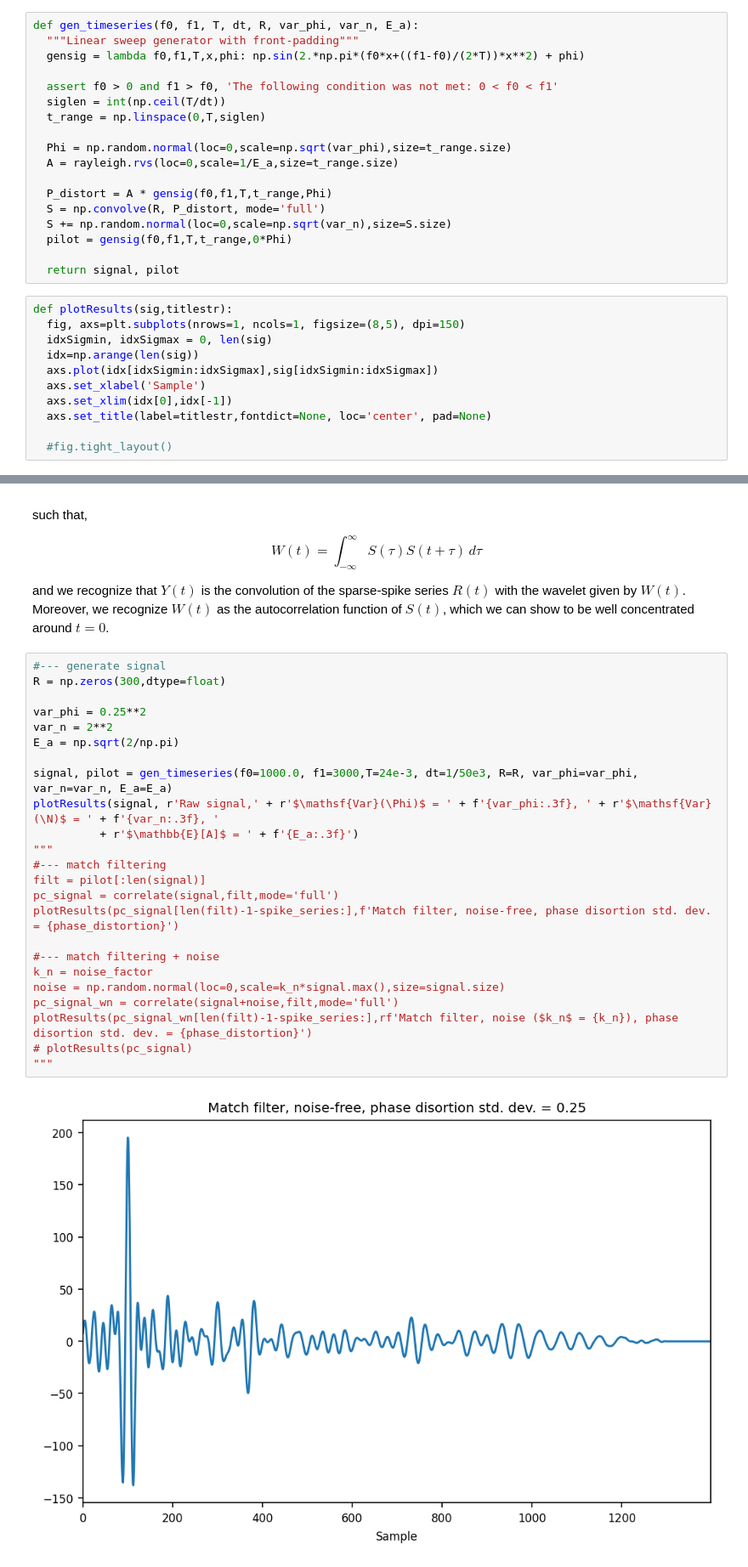
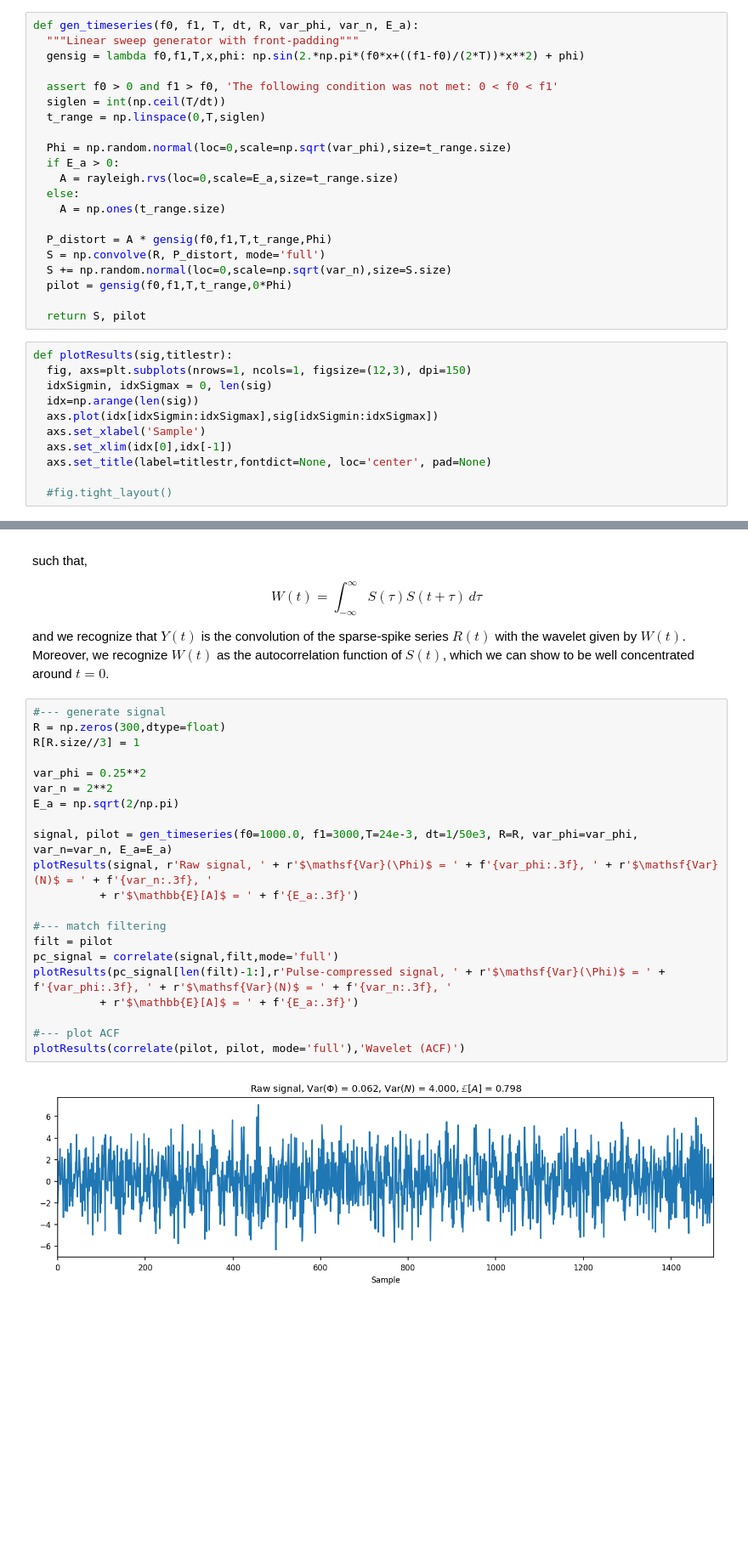
Before and after one commit to adamgogacz/time-series-processing, a Jupyter notebook: pulse_compression.ipynb, the cells around one changed output, grey strips where cells are left out. Shown: that part at 85% size. Drawn from its saved outputs; the diff is of its cells as text; blank space fills up the shorter version.

Commit message:
Pulse compression in the presence of additive noise, phase and amplitude chirp distortions.

```diff
--- a/pulse_compression.ipynb
+++ b/pulse_compression.ipynb
@@ -57,17 +57,20 @@ def gen_timeseries(f0, f1, T, dt, R, var_phi, var_n, E_a):
   t_range = np.linspace(0,T,siglen)
 
   Phi = np.random.normal(loc=0,scale=np.sqrt(var_phi),size=t_range.size)
-  A = rayleigh.rvs(loc=0,scale=1/E_a,size=t_range.size)
+  if E_a > 0:
+    A = rayleigh.rvs(loc=0,scale=E_a,size=t_range.size)
+  else:
+    A = np.ones(t_range.size)
 
   P_distort = A * gensig(f0,f1,T,t_range,Phi)
   S = np.convolve(R, P_distort, mode='full')
   S += np.random.normal(loc=0,scale=np.sqrt(var_n),size=S.size)
   pilot = gensig(f0,f1,T,t_range,0*Phi)
 
-  return signal, pilot
+  return S, pilot
 # %%
 def plotResults(sig,titlestr):
-  fig, axs=plt.subplots(nrows=1, ncols=1, figsize=(8,5), dpi=150)
+  fig, axs=plt.subplots(nrows=1, ncols=1, figsize=(12,3), dpi=150)
   idxSigmin, idxSigmax = 0, len(sig)
   idx=np.arange(len(sig))
   axs.plot(idx[idxSigmin:idxSigmax],sig[idxSigmin:idxSigmax])
@@ -110,26 +113,23 @@ and we recognize that $Y(t)$ is the convolution of the sparse-spike series $R(t)
 # %%
 #--- generate signal
 R = np.zeros(300,dtype=float)
+R[R.size//3] = 1
 
 var_phi = 0.25**2
 var_n = 2**2
 E_a = np.sqrt(2/np.pi)
 
 signal, pilot = gen_timeseries(f0=1000.0, f1=3000,T=24e-3, dt=1/50e3, R=R, var_phi=var_phi, var_n=var_n, E_a=E_a)
-plotResults(signal, r'Raw signal,' + r'$\mathsf{Var}(\Phi)$ = ' + f'{var_phi:.3f}, ' + r'$\mathsf{Var}(\N)$ = ' + f'{var_n:.3f}, '
+plotResults(signal, r'Raw signal, ' + r'$\mathsf{Var}(\Phi)$ = ' + f'{var_phi:.3f}, ' + r'$\mathsf{Var}(N)$ = ' + f'{var_n:.3f}, '
           + r'$\mathbb{E}[A]$ = ' + f'{E_a:.3f}')
-"""
+
 #--- match filtering
-filt = pilot[:len(signal)]
+filt = pilot
 pc_signal = correlate(signal,filt,mode='full')
-plotResults(pc_signal[len(filt)-1-spike_series:],f'Match filter, noise-free, phase disortion std. dev. = {phase_distortion}')
+plotResults(pc_signal[len(filt)-1:],r'Pulse-compressed signal, ' + r'$\mathsf{Var}(\Phi)$ = ' + f'{var_phi:.3f}, ' + r'$\mathsf{Var}(N)$ = ' + f'{var_n:.3f}, '
+          + r'$\mathbb{E}[A]$ = ' + f'{E_a:.3f}')
 
-#--- match filtering + noise
-k_n = noise_factor
-noise = np.random.normal(loc=0,scale=k_n*signal.max(),size=signal.size)
-pc_signal_wn = correlate(signal+noise,filt,mode='full')
-plotResults(pc_signal_wn[len(filt)-1-spike_series:],rf'Match filter, noise ($k_n$ = {k_n}), phase disortion std. dev. = {phase_distortion}')
-# plotResults(pc_signal)
-"""
+#--- plot ACF
+plotResults(correlate(pilot, pilot, mode='full'),'Wavelet (ACF)')
 # %% [output]
-[figure, old version]
+[figure, new version]
```
Also changed, not shown: parts of 1 cell of this notebook.
